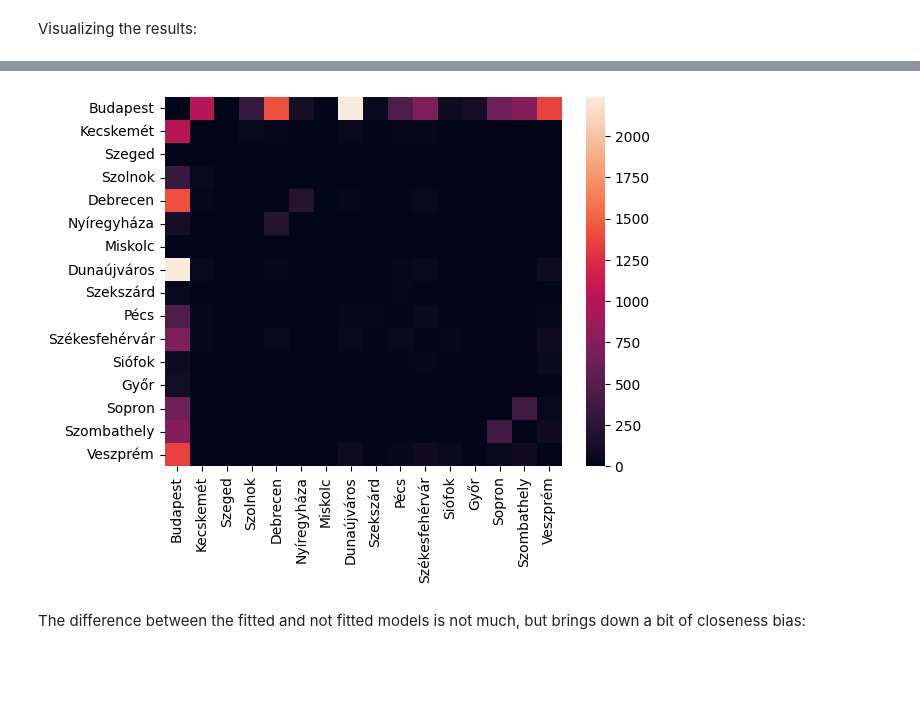
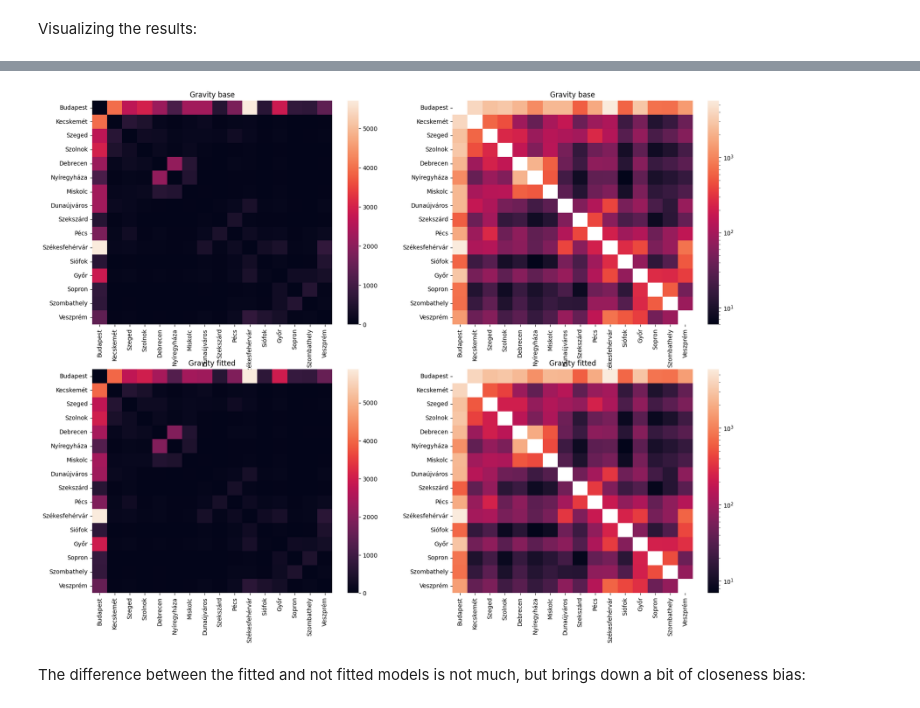
Before and after one commit to me9hanics/origin-destination-matrix-from-traffic, a Jupyter notebook: odm_gravity.ipynb, the cells around one changed output, grey strips where cells are left out. Drawn from its saved outputs; the diff is of its cells as text; code cells hidden in the pictures; blank space fills up the shorter version.

```diff
--- a/odm_gravity.ipynb
+++ b/odm_gravity.ipynb
@@ -297,7 +282,11 @@ computing_functions.plot_odm(odm_2d, cities)
-# %%
-computing_functions.plot_odm(odm_2d_fitted, cities)
-# %% [output]
-[figure, removed]
+# %%
+fig, ax = plt.subplots(2, 2, figsize=(20, 15))
+computing_functions.plot_odm_axis(odm_2d, cities, ax = ax[0,0], title="Gravity base")
+computing_functions.plot_odm_axis(odm_2d, cities, ax = ax[0,1], title="Gravity base", log_scale=True)
+computing_functions.plot_odm_axis(odm_2d_fitted, cities, ax = ax[1,0], title="Gravity fitted")
+computing_functions.plot_odm_axis(odm_2d_fitted, cities, ax = ax[1,1], title="Gravity fitted", log_scale=True)
+# %% [output]
+[figure, added]
 # %% [markdown]
 The difference between the fitted and not fitted models is not much, but brings down a bit of closeness bias:
 # %%
```
Also changed, not shown: parts of 11 cells of this notebook.
